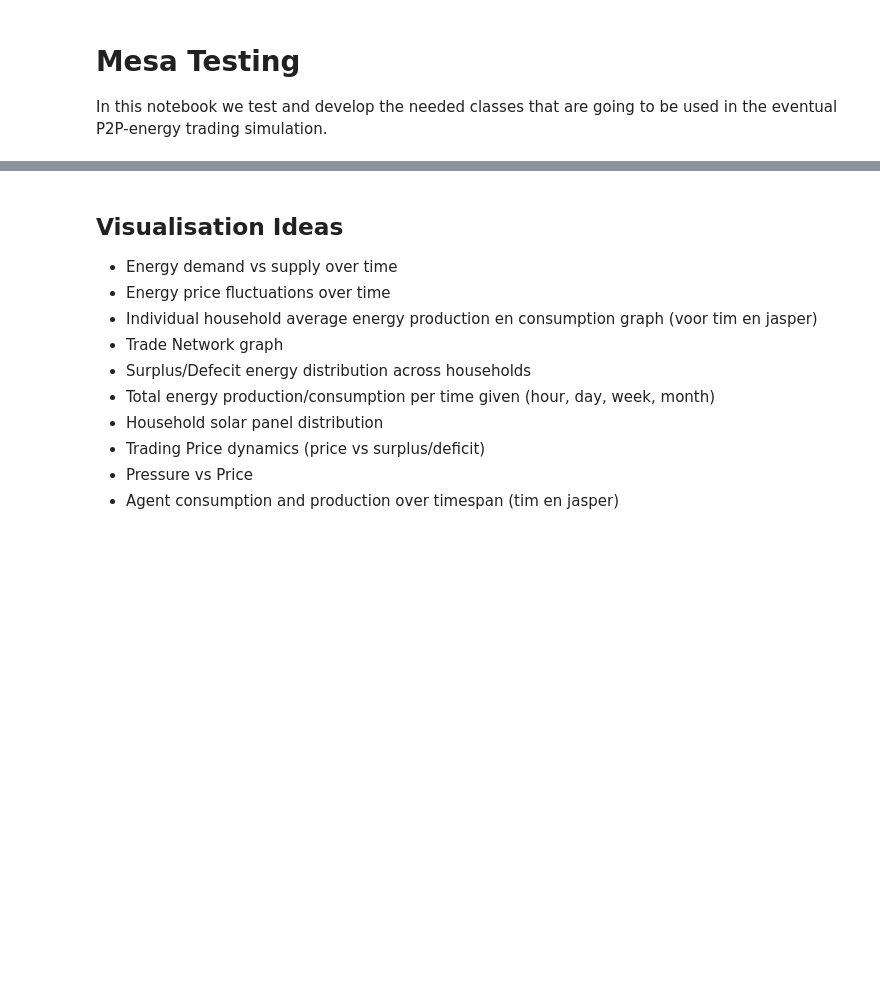
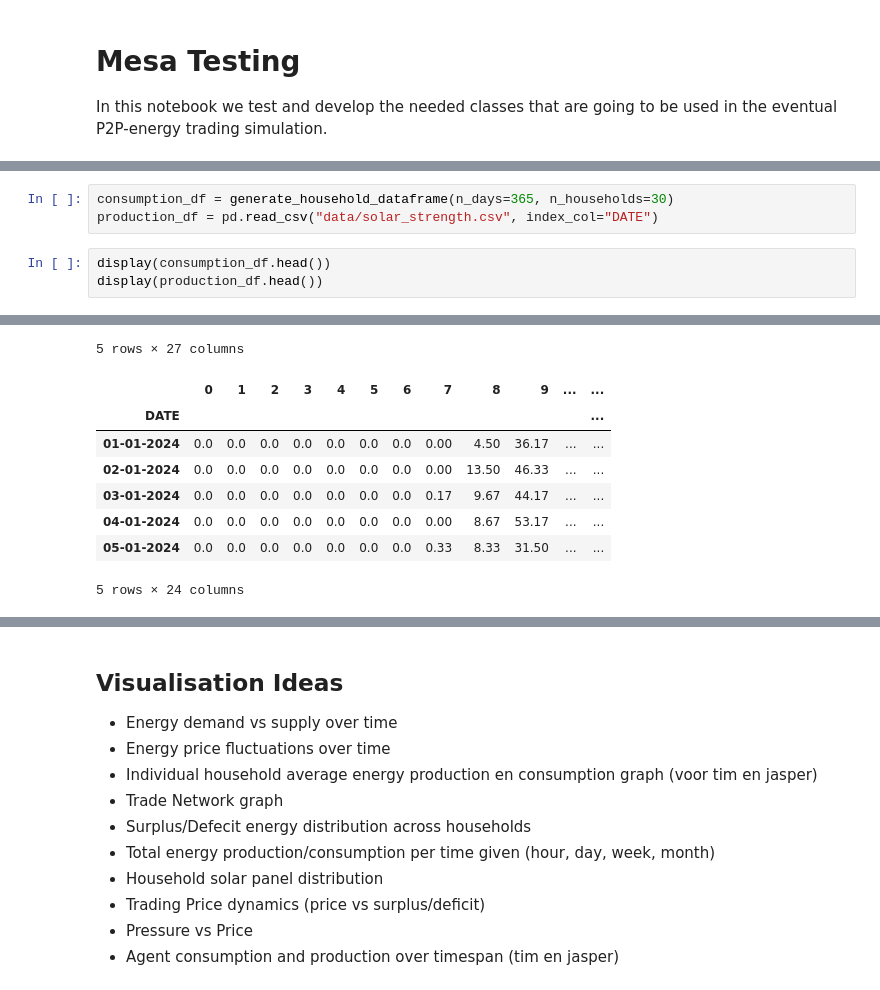
Before and after one commit to BJHeemskerk/P2P-microgrid-simulation, a Jupyter notebook: Mesa_Testing.ipynb, the cells around one changed output, grey strips where cells are left out. Cells and saved outputs as stored; diff of their text form; blank space fills up the shorter version.

```diff
--- a/Mesa_Testing.ipynb
+++ b/Mesa_Testing.ipynb
@@ -258,0 +18,7 @@ production_df.head()
+# %%
+consumption_df = generate_household_dataframe(n_days=365, n_households=30)
+production_df = pd.read_csv("data/solar_strength.csv", index_col="DATE")
+# %%
+display(consumption_df.head())
+display(production_df.head())
+# %% [output]
@@ -258,0 +32,9 @@ production_df.head()
+5 rows × 27 columns
+|  | 0 | 1 | 2 | 3 | 4 | 5 | 6 | 7 | 8 | 9 | ... | ... |
+| DATE |  |  |  |  |  |  |  |  |  |  |  | ... |
+| 01-01-2024 | 0.0 | 0.0 | 0.0 | 0.0 | 0.0 | 0.0 | 0.0 | 0.00 | 4.50 | 36.17 | ... | ... |
+| 02-01-2024 | 0.0 | 0.0 | 0.0 | 0.0 | 0.0 | 0.0 | 0.0 | 0.00 | 13.50 | 46.33 | ... | ... |
+| 03-01-2024 | 0.0 | 0.0 | 0.0 | 0.0 | 0.0 | 0.0 | 0.0 | 0.17 | 9.67 | 44.17 | ... | ... |
+| 04-01-2024 | 0.0 | 0.0 | 0.0 | 0.0 | 0.0 | 0.0 | 0.0 | 0.00 | 8.67 | 53.17 | ... | ... |
+| 05-01-2024 | 0.0 | 0.0 | 0.0 | 0.0 | 0.0 | 0.0 | 0.0 | 0.33 | 8.33 | 31.50 | ... | ... |
+5 rows × 24 columns
```
Also changed, not shown: parts of 10 cells of this notebook, 2 other files.
